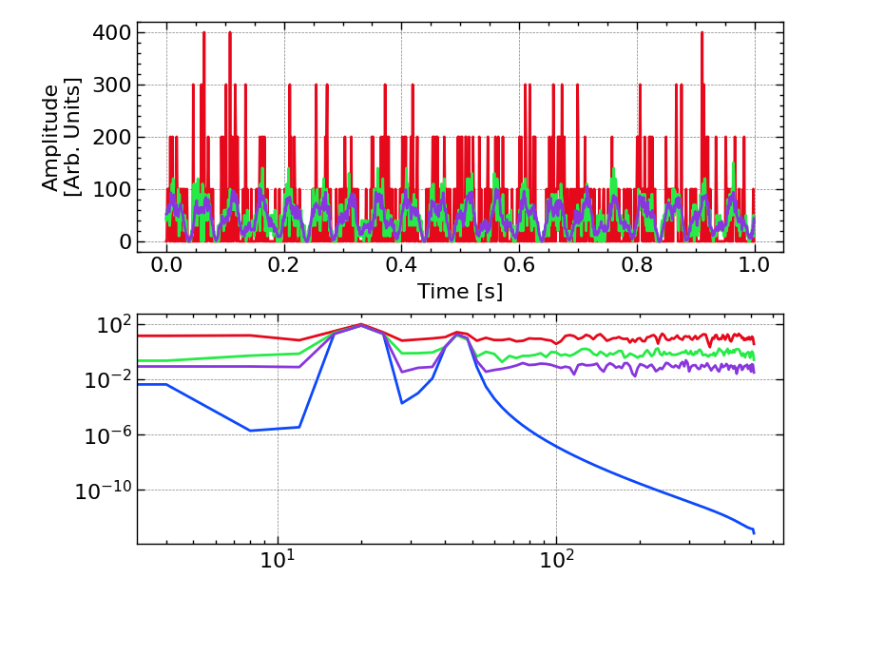
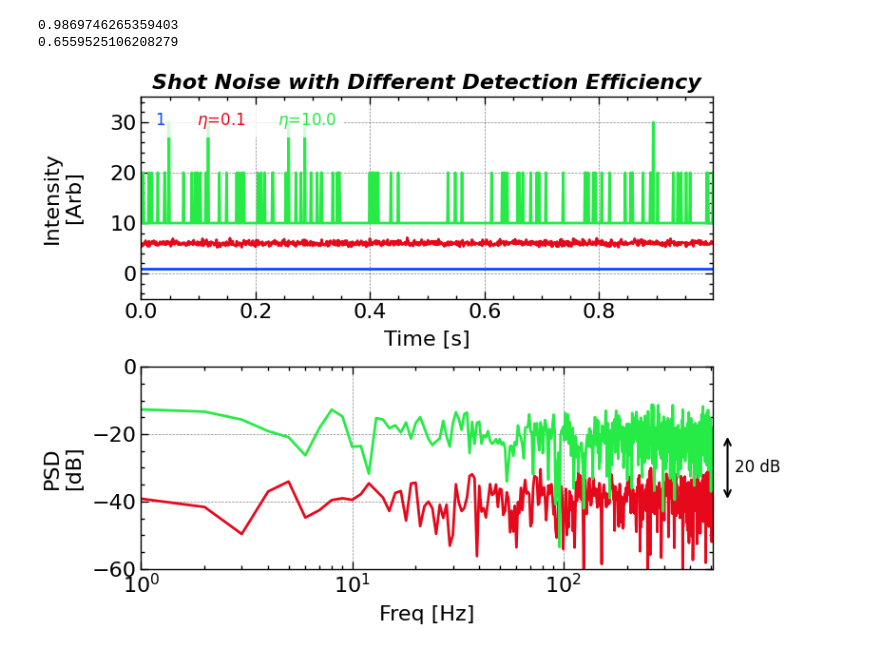
Before and after one commit to jiutongzhao/Time-Series-Data-Analysis, a Jupyter notebook: chap5.ipynb, the cells around one changed output. Saved outputs shown, nothing was run; the diff lists cells and outputs as text; code cells hidden in the pictures; blank space fills up the shorter version.

```diff
--- a/chap5.ipynb
+++ b/chap5.ipynb
@@ -49,42 +49,59 @@ matlab_jet = matplotlib.colors.LinearSegmentedColormap.from_list('matlab_jet', n
 # %%
 plt.close()
 N = 2 ** 10
 
 t = np.linspace(0, 1, N, endpoint=False)
 dt = t[1] - t[0]
 fs = 1 / dt
-sig = 30 * (np.sin(2 * np.pi * 20 * t) + 0.5 * np.sin(2 * np.pi * 45 * t))
-sig = sig - np.min(sig)
-
+m = 0.3
+sig = (1 + m * np.sin(20 * np.pi * t))
+sig = 1 + 0 * t
 plt.figure(figsize=figsize_normal)
 ax1 = plt.subplot(2, 1, 1)
 ax2 = plt.subplot(2, 1, 2)
-ax1.plot(t, sig, label='Original Signal', color='C0')
-freq, psd = scipy.signal.welch(sig, fs=fs, nperseg=256)
-ax2.plot(freq, psd, label='Power Spectral Density', color='C0')
+ax1.plot(t, sig, label='1', color='C0')
+freq, psd = scipy.signal.welch(sig, fs=fs, nperseg=N, window='hann')
+ax2.plot(freq, 10 * np.log10(psd), label='Power Spectral Density', color='C0')
 
-# for N_DIGITS in [8, 16, 32]:
-#     AMPLITUDE = 64
-#     RANGE = np.linspace(-AMPLITUDE, AMPLITUDE, N_DIGITS)
-#     sig_digitized = RANGE[np.digitize(sig - AMPLITUDE / 2 / N_DIGITS, RANGE)]
-#     ax1.plot(t, sig_digitized, linestyle = '-', label = f'{N_DIGITS} bits')
+sig[sig < 0] = 0
+for i, DETECTION_EFFICIENCY in enumerate([.1, 10.0, ][::-1]):
+    sig_digitized = np.random.poisson(sig * DETECTION_EFFICIENCY) / DETECTION_EFFICIENCY
+    ax1.plot(t, sig_digitized + (i + 1) * 5, linestyle = '-', label = r'$\eta$=' + f'{1/DETECTION_EFFICIENCY}')
 
-#     freq, psd = scipy.signal.welch(sig_digitized, fs=fs, nperseg=256)
-#     ax2.plot(freq, psd, linestyle = '-', label = f'{N_DIGITS} bits')
+    freq, psd = scipy.signal.welch(sig_digitized, fs=fs, nperseg=N, window='hann')
+    ax2.plot(freq, 10 * np.log10(psd), linestyle = '-', label = f'{DETECTION_EFFICIENCY}')
+    print(np.mean(psd) / (2 / DETECTION_EFFICIENCY / fs))
+ax1.set_title('Shot Noise with Different Detection Efficiency', **title_font)
 
+# ax2.loglog()
+ax2.set_xscale('log')
+ax2.set_ylim(-60, 0)
+ax1.set_ylim(-5, 35)
+# ax2.set_ylim(1e-8, 1e-1)
 
-for DETECTIVE_EFFICIENCY in [0.01, 0.1, 1.0]:
-    sig_digitized = np.random.poisson(sig * DETECTIVE_EFFICIENCY) / DETECTIVE_EFFICIENCY
-    ax1.plot(t, sig_digitized, linestyle = '-', label = f'{DETECTIVE_EFFICIENCY} bits')
+ax1.legend(loc = 'upper left', ncol = 5, labelcolor="linecolor", handlelength = 0, handletextpad = 0, prop = {'weight': 'normal', 'size' : 12})
+ax1.set_xlabel('Time [s]')
+ax1.set_ylabel('Intensity\n[Arb]')
+ax2.set_xlabel('Freq [Hz]')
+# ax2.set_ylabel('PSD\n[Arb$^2$/Hz]')
+ax2.set_ylabel('PSD\n[dB]')
+# ax2.yaxis.set_minor_locator(ticker.LogLocator(base=10.0, numticks=50))
+# ax2.yaxis.set_minor_formatter(ticker.NullFormatter())
+ax1.autoscale(enable=True, axis='x', tight=True)
+ax2.autoscale(enable=True, axis='x', tight=True)
 
-    freq, psd = scipy.signal.welch(sig_digitized, fs=fs, nperseg=256)
-    ax2.plot(freq, psd, linestyle = '-', label = f'{DETECTIVE_EFFICIENCY} bits')
+ax1.yaxis.set_label_coords(-0.1, 0.5)
+ax2.yaxis.set_label_coords(-0.1, 0.5)
 
-ax2.loglog()
+ax2.text(650, -30, '20 dB', fontsize=12, color='k', va = 'center')
+ax2.annotate('', (600, -40), (600, -20), arrowprops=dict(arrowstyle='<->', lw=1.5), fontsize=12, color='k', ha='center', annotation_clip=False)
 
-ax1.set_xlabel('Time [s]')
-ax1.set_ylabel('Amplitude\n[Arb. Units]')
 plt.tight_layout()
+
+# plt.savefig(save_path + 'figure_shot_noise' + '.png', bbox_inches='tight', dpi=300)
+
 plt.show()
 # %% [output]
+0.9869746265359403
+0.6559525106208279
-[figure, old version]
+[figure, new version]
```
Also changed, not shown: parts of 1 cell of this notebook, 11 other files.
